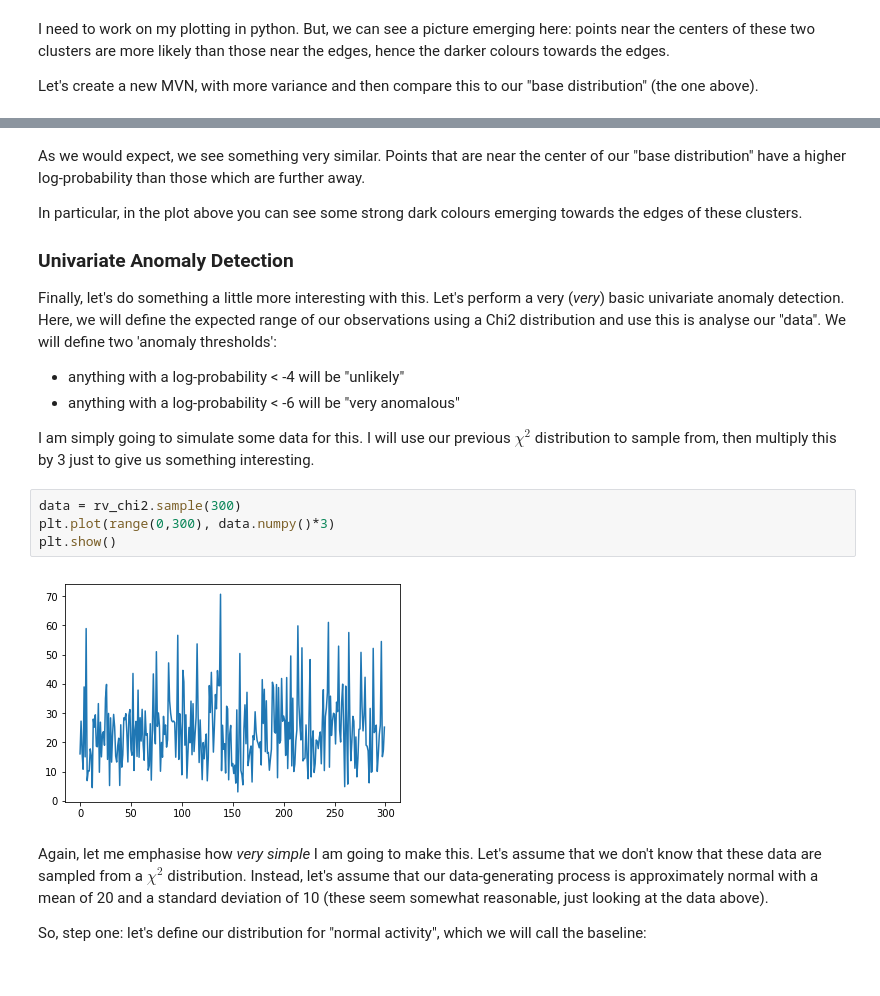
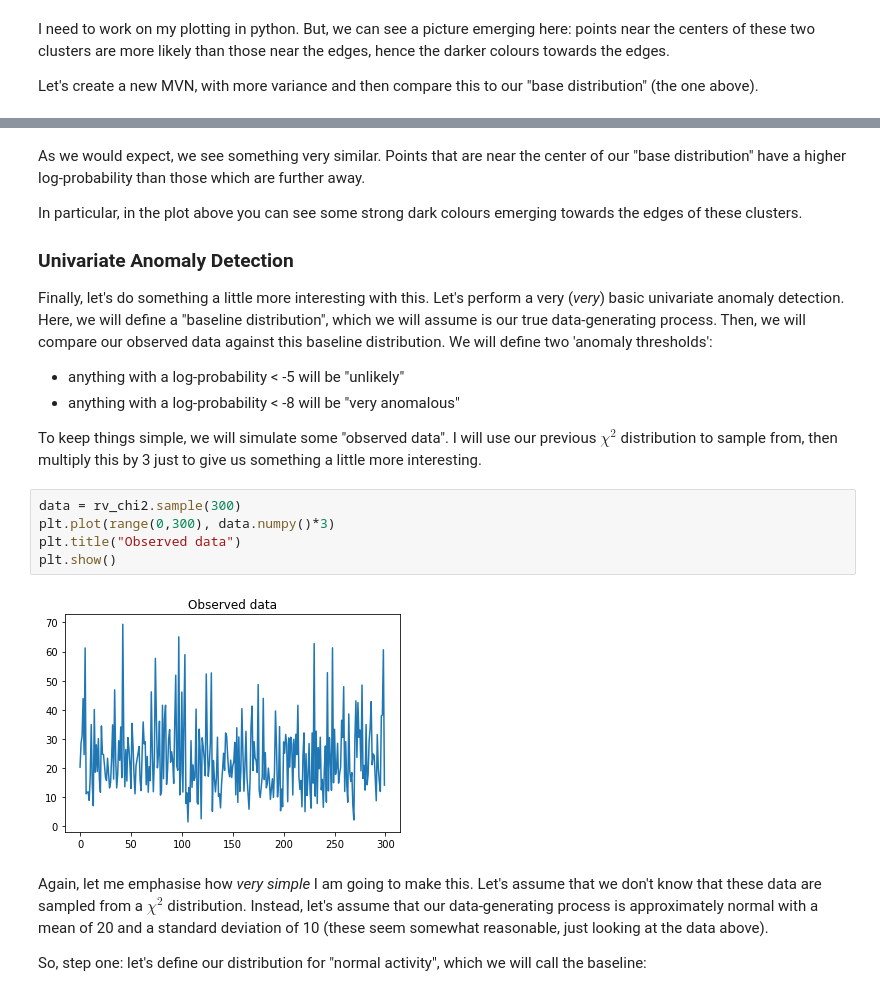
Before and after one commit to nickb-/tensorflow-probability-100days, a Jupyter notebook: notebooks/tfp_day_03_logprob.ipynb, the cells around one changed output, grey strips where cells are left out. Drawn from its saved outputs; the diff is of its cells as text.

```diff
--- a/notebooks/tfp_day_03_logprob.ipynb
+++ b/notebooks/tfp_day_03_logprob.ipynb
@@ -177,18 +177,19 @@ In particular, in the plot above you can see some strong dark colours emerging t
 
 ### Univariate Anomaly Detection
 
-Finally, let's do something a little more interesting with this. Let's perform a very (*very*) basic univariate anomaly detection. Here, we will define the expected range of our observations using a Chi2 distribution and use this is analyse our "data". We will define two 'anomaly thresholds':
+Finally, let's do something a little more interesting with this. Let's perform a very (*very*) basic univariate anomaly detection. Here, we will define a "baseline distribution", which we will assume is our true data-generating process. Then, we will compare our observed data against this baseline distribution. We will define two 'anomaly thresholds':
 
-  - anything with a log-probability < -4 will be "unlikely"
-  - anything with a log-probability < -6 will be "very anomalous"
+  - anything with a log-probability < -5 will be "unlikely"
+  - anything with a log-probability < -8 will be "very anomalous"
 
-I am simply going to simulate some data for this. I will use our previous $\chi^2$ distribution to sample from, then multiply this by 3 just to give us something interesting.
+To keep things simple, we will simulate some "observed data". I will use our previous $\chi^2$ distribution to sample from, then multiply this by 3 just to give us something a little more interesting.
 # %%
 data = rv_chi2.sample(300)
 plt.plot(range(0,300), data.numpy()*3)
+plt.title("Observed data")
 plt.show()
 # %% [output]
-[figure, old version]
+[figure, new version]
 # %% [markdown]
 Again, let me emphasise how *very simple* I am going to make this. Let's assume that we don't know that these data are sampled from a $\chi^2$ distribution. Instead, let's assume that our data-generating process is approximately normal with a mean of 20 and a standard deviation of 10 (these seem somewhat reasonable, just looking at the data above).
 
```
Also changed, not shown: parts of 11 cells of this notebook.
